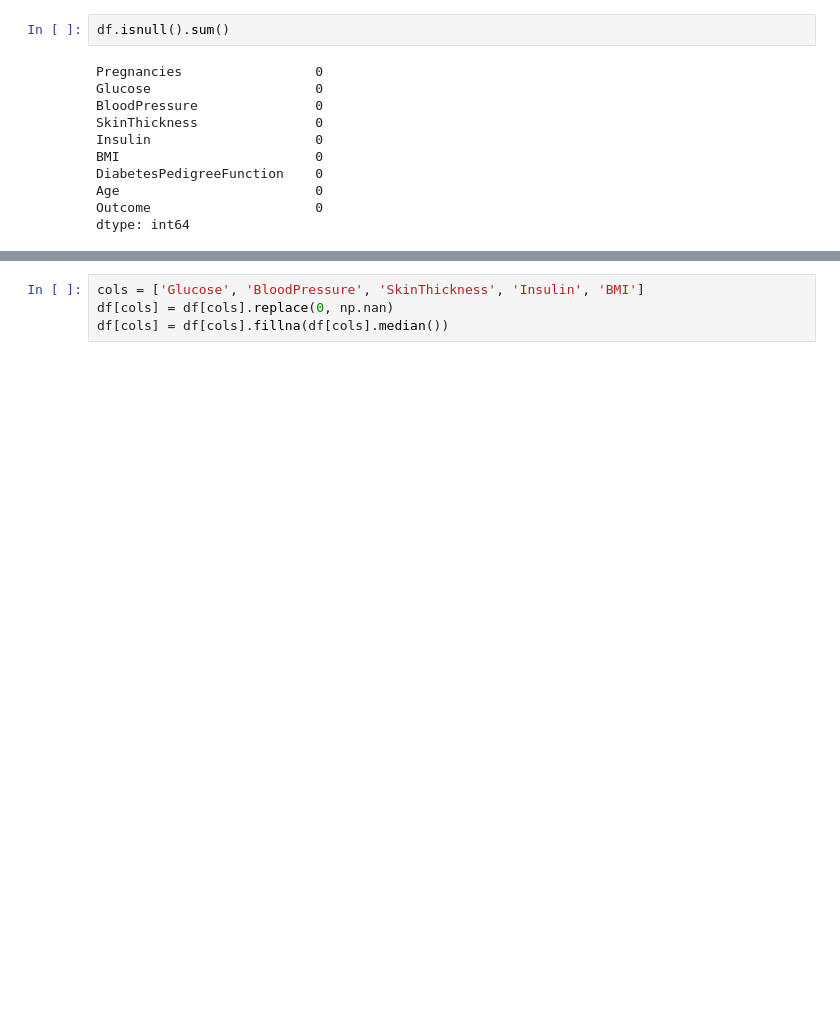
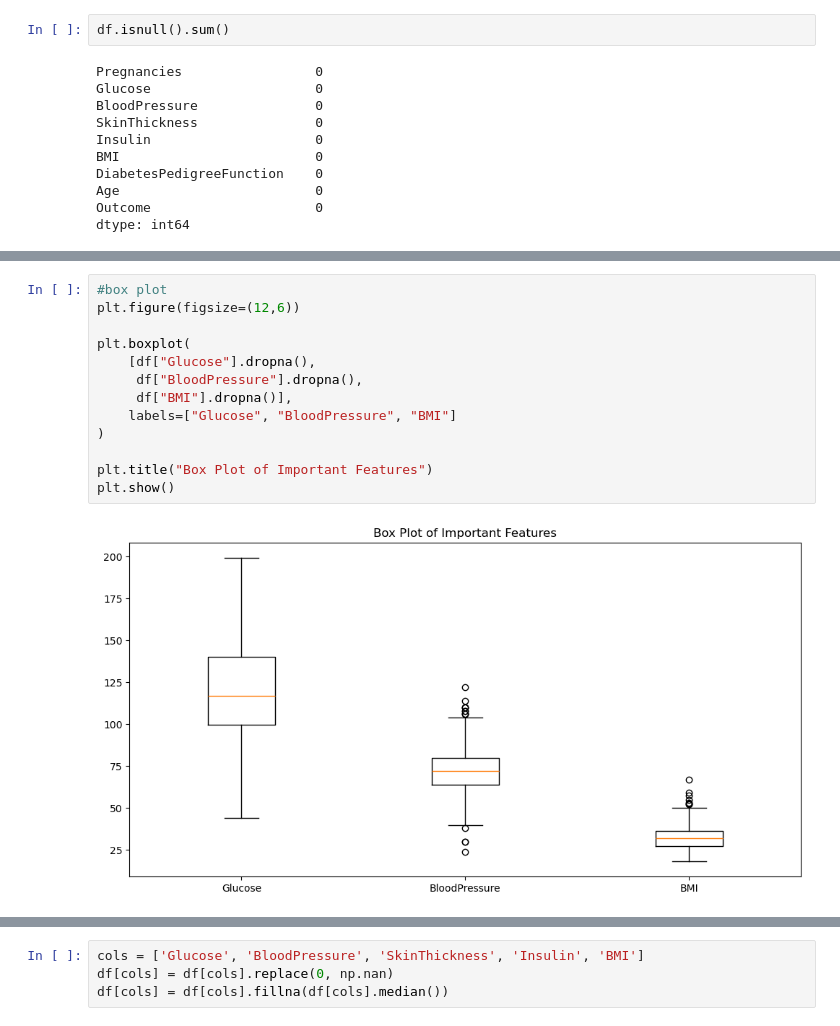
Before and after one commit to R-WEB-netizen/tutedude.4, a Jupyter notebook: diabetes_datasetknn.ipynb, the cells around one changed output, grey strips where cells are left out. Drawn from its saved outputs; the diff is of its cells as text; blank space fills up the shorter version.

```diff
--- a/diabetes_datasetknn.ipynb
+++ b/diabetes_datasetknn.ipynb
@@ -63,0 +138,15 @@ dtype: int64
+# %%
+#box plot
+plt.figure(figsize=(12,6))
+
+plt.boxplot(
+    [df["Glucose"].dropna(),
+     df["BloodPressure"].dropna(),
+     df["BMI"].dropna()],
+    labels=["Glucose", "BloodPressure", "BMI"]
+)
+
+plt.title("Box Plot of Important Features")
+plt.show()
+# %% [output]
+[figure, added]
```
Also changed, not shown: parts of 17 cells of this notebook.
